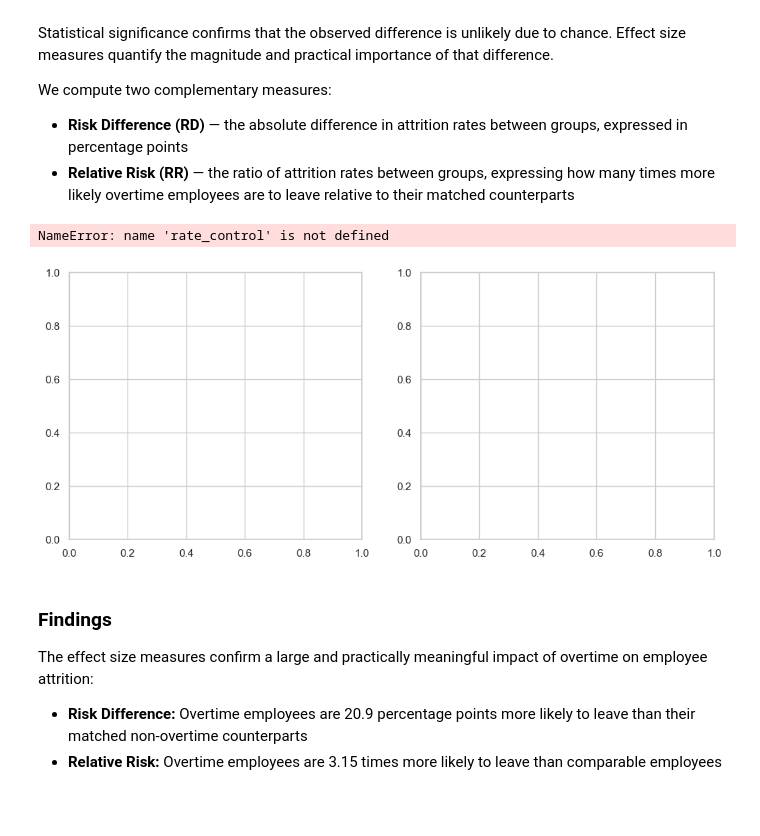
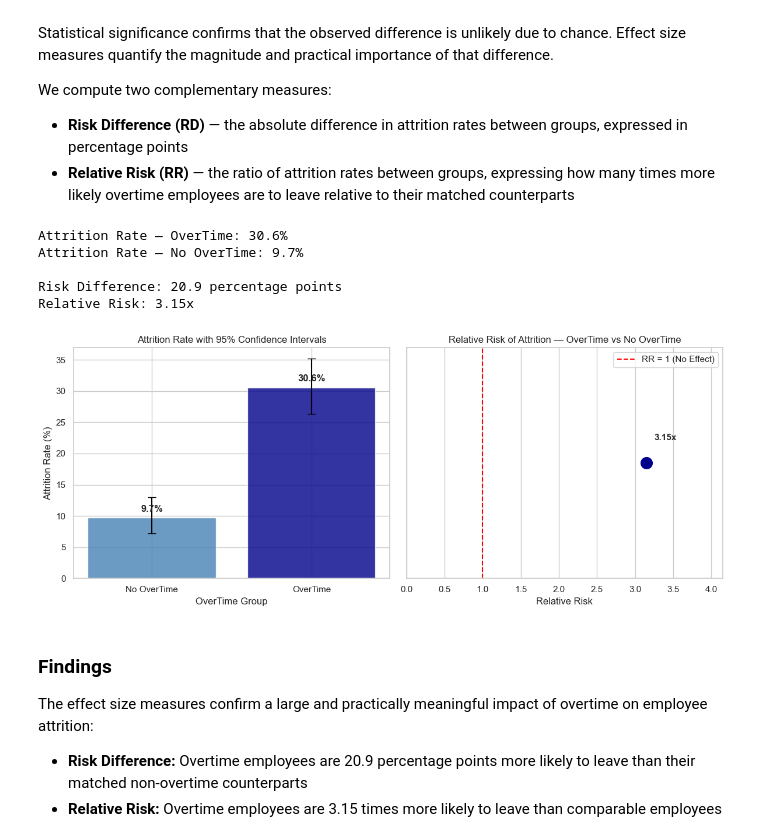
Before and after one commit to Drew-Zeimetz/causal-inference-workforce-attrition, a Jupyter notebook: notebooks/03_analysis_and_results.ipynb, the cells around one changed output. Saved outputs shown, nothing was run; the diff lists cells and outputs as text; code cells hidden in the pictures; blank space fills up the shorter version.

```diff
--- a/notebooks/03_analysis_and_results.ipynb
+++ b/notebooks/03_analysis_and_results.ipynb
@@ -189,43 +189,56 @@ between groups, expressed in percentage points
 expressing how many times more likely overtime employees are to leave
 relative to their matched counterparts
 # %%
+rate_overtime = overtime_attrition.mean()
+rate_control = control_attrition.mean()
+
+risk_difference = rate_overtime - rate_control
+relative_risk = rate_overtime / rate_control
+
+print(f"Attrition Rate — OverTime: {rate_overtime*100:.1f}%")
+print(f"Attrition Rate — No OverTime: {rate_control*100:.1f}%")
+print(f"\nRisk Difference: {risk_difference*100:.1f} percentage points")
+print(f"Relative Risk: {relative_risk:.2f}x")
+
 fig, axes = plt.subplots(1, 2, figsize=(12, 5))
 
-# Risk difference
 categories = ["No OverTime", "OverTime"]
 rates = [rate_control * 100, rate_overtime * 100]
 errors = [
     [rate_control * 100 - ci_control[0] * 100, rate_overtime * 100 - ci_overtime[0] * 100],
     [ci_control[1] * 100 - rate_control * 100, ci_overtime[1] * 100 - rate_overtime * 100]
 ]
 
 axes[0].bar(categories, rates, color=["steelblue", "darkblue"], alpha=0.8)
 axes[0].errorbar(categories, rates, yerr=errors, fmt="none",
                  color="black", capsize=5, linewidth=1.5)
 axes[0].set_title("Attrition Rate with 95% Confidence Intervals")
 axes[0].set_ylabel("Attrition Rate (%)")
 axes[0].set_xlabel("OverTime Group")
 for i, r in enumerate(rates):
     axes[0].text(i, r + 1, f"{r:.1f}%", ha="center", fontweight="bold")
 
-# Relative risk as scatter point
 axes[1].scatter([relative_risk], [0], color="darkblue", s=200, zorder=5)
 axes[1].axvline(x=1, color="red", linestyle="--", linewidth=1.5, label="RR = 1 (No Effect)")
 axes[1].set_xlim(0, relative_risk + 1)
 axes[1].set_ylim(-1, 1)
 axes[1].set_yticks([])
 axes[1].set_title("Relative Risk of Attrition — OverTime vs No OverTime")
 axes[1].set_xlabel("Relative Risk")
 axes[1].annotate(f"{relative_risk:.2f}x", xy=(relative_risk, 0),
                  xytext=(relative_risk + 0.1, 0.2), fontweight="bold", fontsize=11)
 axes[1].legend()
 
 plt.tight_layout()
 plt.savefig("../outputs/11_effect_size.png", dpi=150, bbox_inches="tight")
 plt.show()
 # %% [output]
-NameError: name 'rate_control' is not defined
+Attrition Rate — OverTime: 30.6%
+Attrition Rate — No OverTime: 9.7%
+
+Risk Difference: 20.9 percentage points
+Relative Risk: 3.15x
-[figure, old version]
+[figure, new version]
 # %% [markdown]
 ### Findings
 
```
Also changed, not shown: parts of 5 cells of this notebook.
